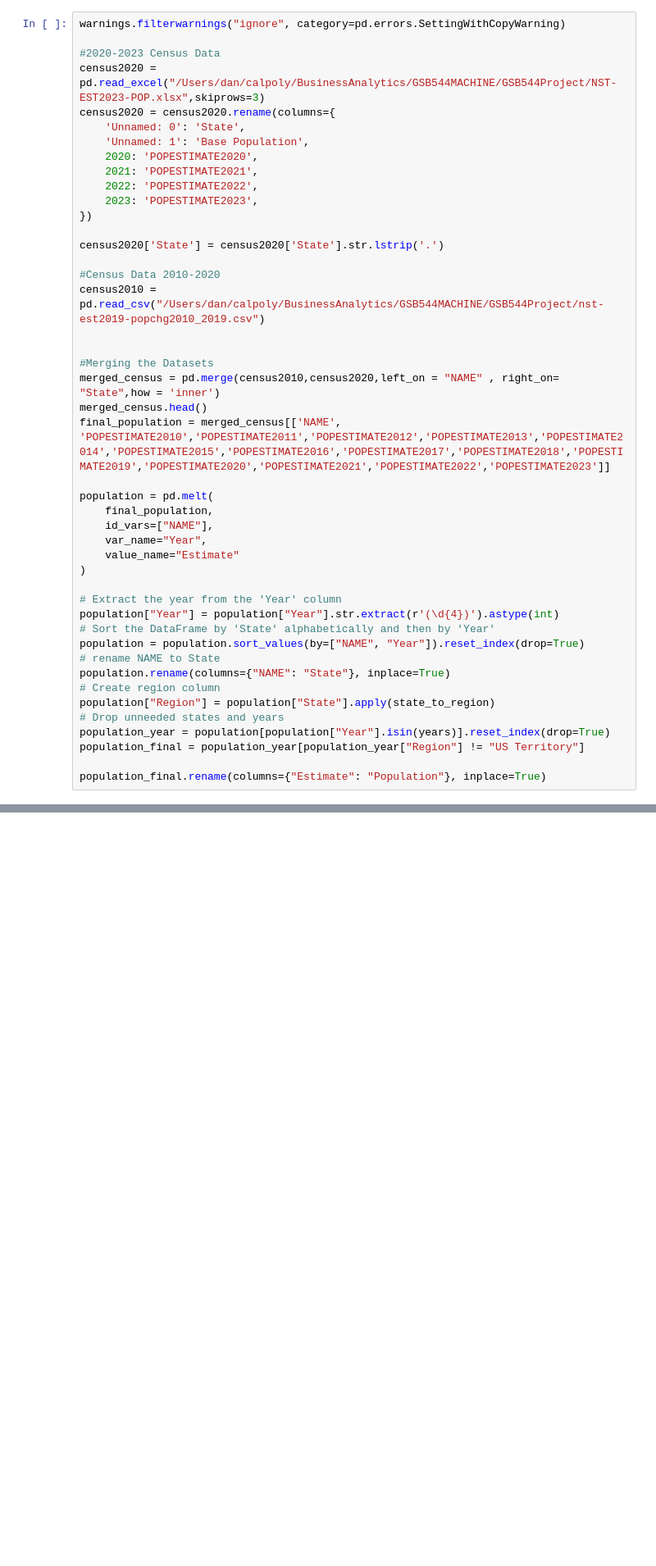
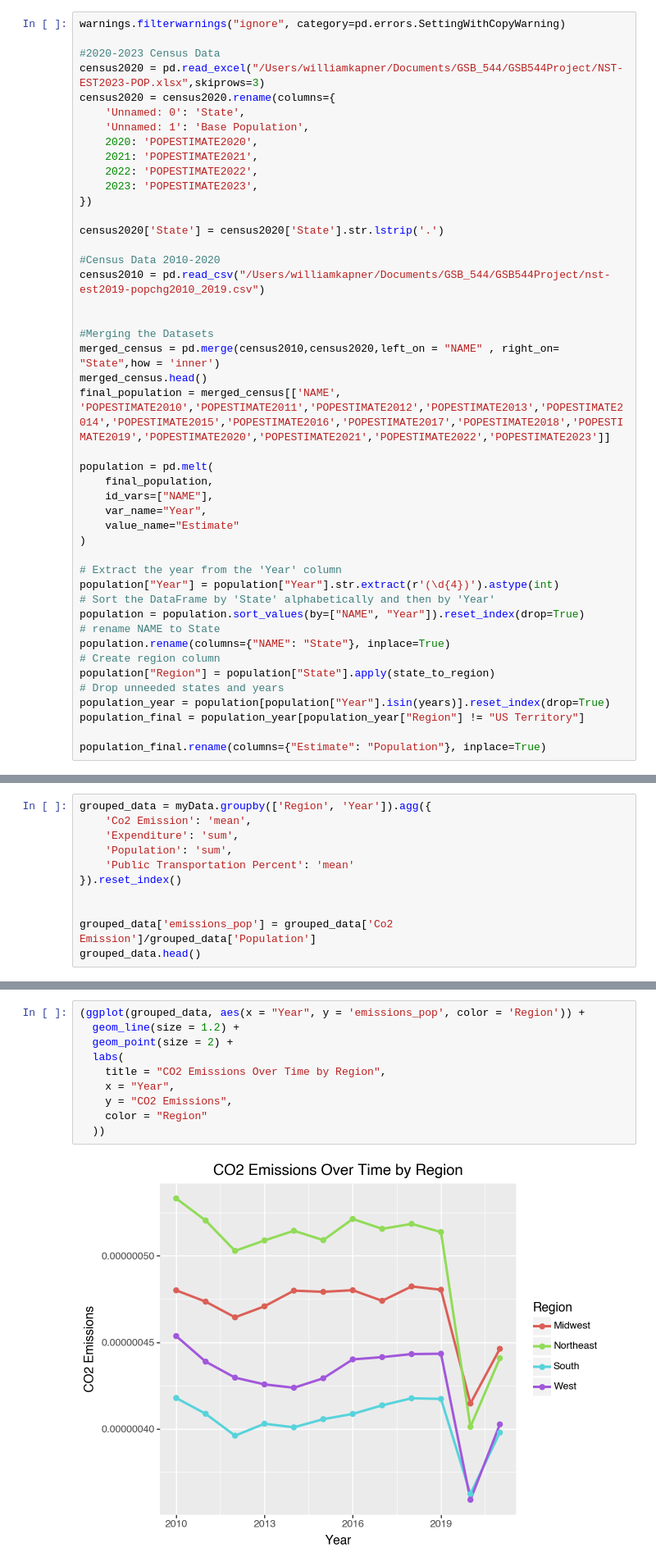
Before and after one commit to wkapner/GSB544Project, a Jupyter notebook: ProjectDan.ipynb, the cells around one changed output, grey strips where cells are left out. Shown at 82% size. Drawn from its saved outputs; the diff is of its cells as text; blank space fills up the shorter version.

Commit message:
plots for 2nd step

```diff
--- a/ProjectDan.ipynb
+++ b/ProjectDan.ipynb
@@ -182,7 +182,7 @@ Below creates one data frames:
 warnings.filterwarnings("ignore", category=pd.errors.SettingWithCopyWarning)
 
 #2020-2023 Census Data
-census2020 = pd.read_excel("/Users/dan/calpoly/BusinessAnalytics/GSB544MACHINE/GSB544Project/NST-EST2023-POP.xlsx",skiprows=3)
+census2020 = pd.read_excel("/Users/williamkapner/Documents/GSB_544/GSB544Project/NST-EST2023-POP.xlsx",skiprows=3)
 census2020 = census2020.rename(columns={
     'Unnamed: 0': 'State',
     'Unnamed: 1': 'Base Population',
@@ -195,7 +195,7 @@ census2020 = census2020.rename(columns={
 census2020['State'] = census2020['State'].str.lstrip('.')
 
 #Census Data 2010-2020
-census2010 = pd.read_csv("/Users/dan/calpoly/BusinessAnalytics/GSB544MACHINE/GSB544Project/nst-est2019-popchg2010_2019.csv")
+census2010 = pd.read_csv("/Users/williamkapner/Documents/GSB_544/GSB544Project/nst-est2019-popchg2010_2019.csv")
 
 
 #Merging the Datasets
@@ -253,3 +253,14 @@ myData.head()
 | 2 | Alabama | 2012 | 4815588.0 | South | 31.8 | 472.026 | 45591379 | 48535991 | ... |
 | 3 | Alabama | 2013 | 4830081.0 | South | 31.6 | 466.384 | 47163698 | 50589087 | ... |
 | 4 | Alabama | 2014 | 4841799.0 | South | 31.6 | 465.321 | 45514101 | 50445291 | ... |
+# %%
+grouped_data = myData.groupby(['Region', 'Year']).agg({
+    'Co2 Emission': 'mean',
+    'Expenditure': 'sum',
+    'Population': 'sum',
+    'Public Transportation Percent': 'mean'
+}).reset_index()
+
+
+grouped_data['emissions_pop'] = grouped_data['Co2 Emission']/grouped_data['Population']
+grouped_data.head()
@@ -255,0 +276,12 @@ myData.head()
+# %%
+(ggplot(grouped_data, aes(x = "Year", y = 'emissions_pop', color = 'Region')) +
+  geom_line(size = 1.2) +
+  geom_point(size = 2) +
+  labs(
+    title = "CO2 Emissions Over Time by Region",
+    x = "Year",
+    y = "CO2 Emissions",
+    color = "Region"
+  ))
+# %% [output]
+[figure, added]
```
Also changed, not shown: parts of 3 cells of this notebook.
